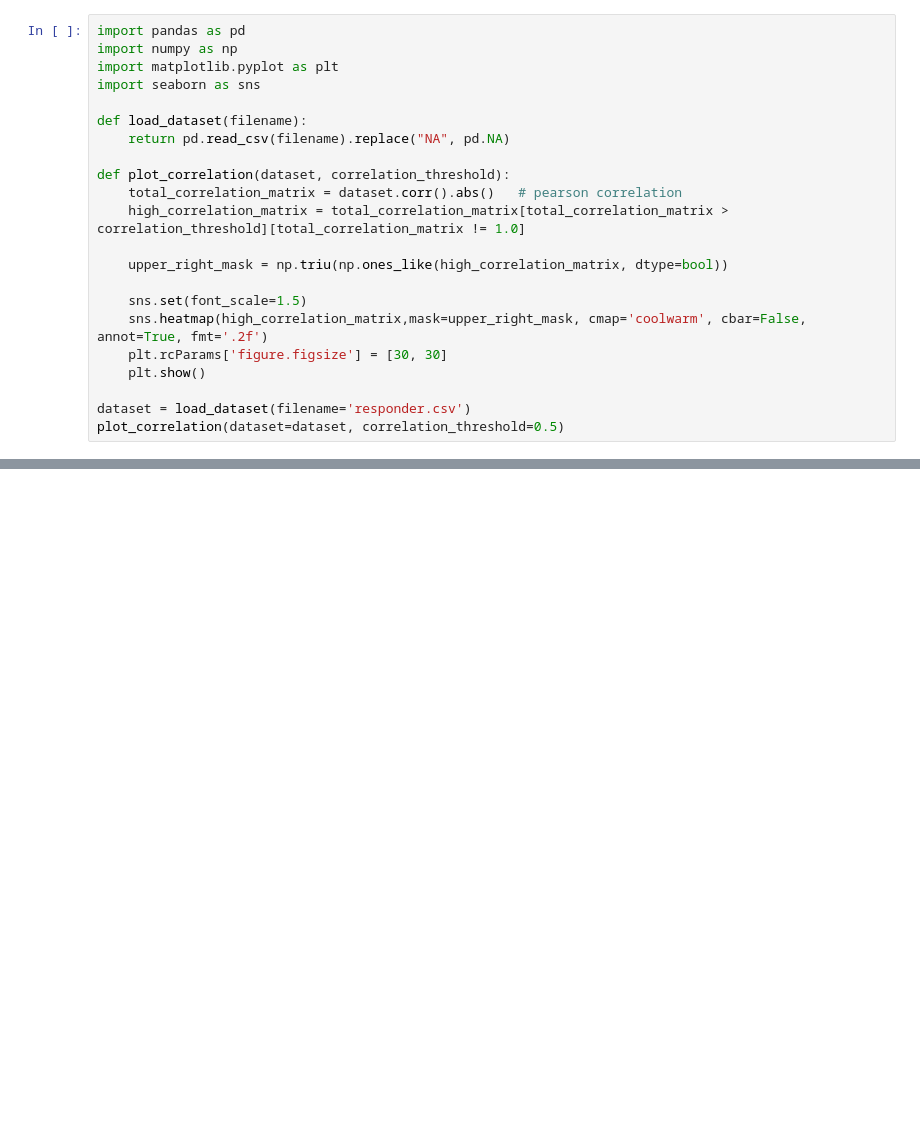
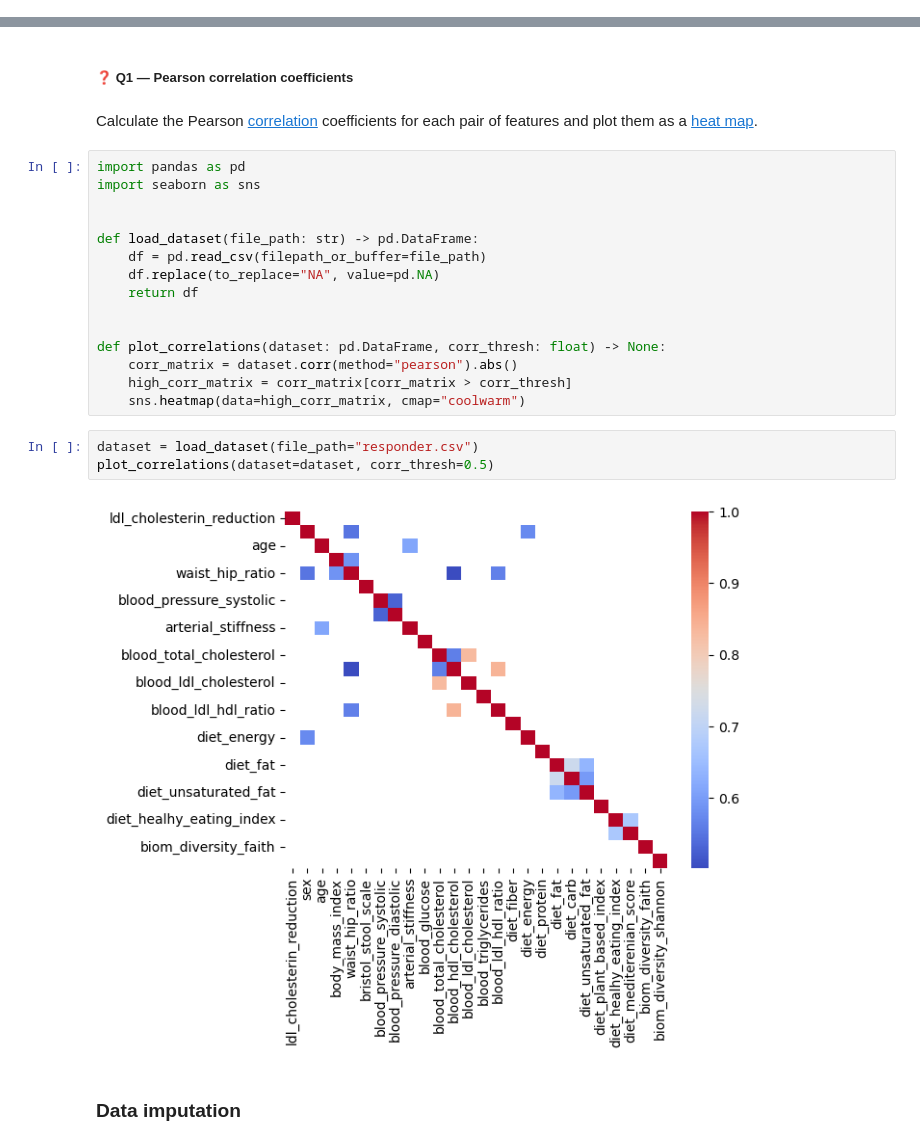
Before and after one commit to voges/ml-nutrition-tutorial, a Jupyter notebook: notebooks/nutritional-data-learning/nutritional-data-learning-solution.ipynb, the cells around one changed output, grey strips where cells are left out. Cells and saved outputs as stored; diff of their text form; blank space fills up the shorter version.

Commit message:
Update nutritional-data-learning

```diff
--- a/notebooks/nutritional-data-learning/nutritional-data-learning-solution.ipynb
+++ b/notebooks/nutritional-data-learning/nutritional-data-learning-solution.ipynb
@@ -20,22 +0,0 @@ Identifying correlated features is crucial because we plan to use a random fores
-# %%
-import pandas as pd
-import numpy as np
-import matplotlib.pyplot as plt
-import seaborn as sns
-
-def load_dataset(filename):
-    return pd.read_csv(filename).replace("NA", pd.NA)
-
-def plot_correlation(dataset, correlation_threshold):
-    total_correlation_matrix = dataset.corr().abs()   # pearson correlation
-    high_correlation_matrix = total_correlation_matrix[total_correlation_matrix > correlation_threshold][total_correlation_matrix != 1.0]
-
-    upper_right_mask = np.triu(np.ones_like(high_correlation_matrix, dtype=bool))
-
-    sns.set(font_scale=1.5)
-    sns.heatmap(high_correlation_matrix,mask=upper_right_mask, cmap='coolwarm', cbar=False, annot=True, fmt='.2f')
-    plt.rcParams['figure.figsize'] = [30, 30]
-    plt.show()
-
-dataset = load_dataset(filename='responder.csv')
-plot_correlation(dataset=dataset, correlation_threshold=0.5)
@@ -406,0 +30,26 @@ Features left: 0. Training loss: 0.27789398024394546. Validation loss: 1.0235319
+# %% [markdown]
+##### ❓ **Q1** &mdash; Pearson correlation coefficients
+# %% [markdown]
+Calculate the Pearson [correlation](https://pandas.pydata.org/docs/reference/api/pandas.DataFrame.corr.html) coefficients for each pair of features and plot them as a [heat map](https://seaborn.pydata.org/generated/seaborn.heatmap.html).
+# %%
+import pandas as pd
+import seaborn as sns
+
+
+def load_dataset(file_path: str) -> pd.DataFrame:
+    df = pd.read_csv(filepath_or_buffer=file_path)
+    df.replace(to_replace="NA", value=pd.NA)
+    return df
+
+
+def plot_correlations(dataset: pd.DataFrame, corr_thresh: float) -> None:
+    corr_matrix = dataset.corr(method="pearson").abs()
+    high_corr_matrix = corr_matrix[corr_matrix > corr_thresh]
+    sns.heatmap(data=high_corr_matrix, cmap="coolwarm")
+# %%
+dataset = load_dataset(file_path="responder.csv")
+plot_correlations(dataset=dataset, corr_thresh=0.5)
+# %% [output]
+[figure, added]
+# %% [markdown]
+### Data imputation
```
Also changed, not shown: parts of 76 cells of this notebook, 5 other files.
